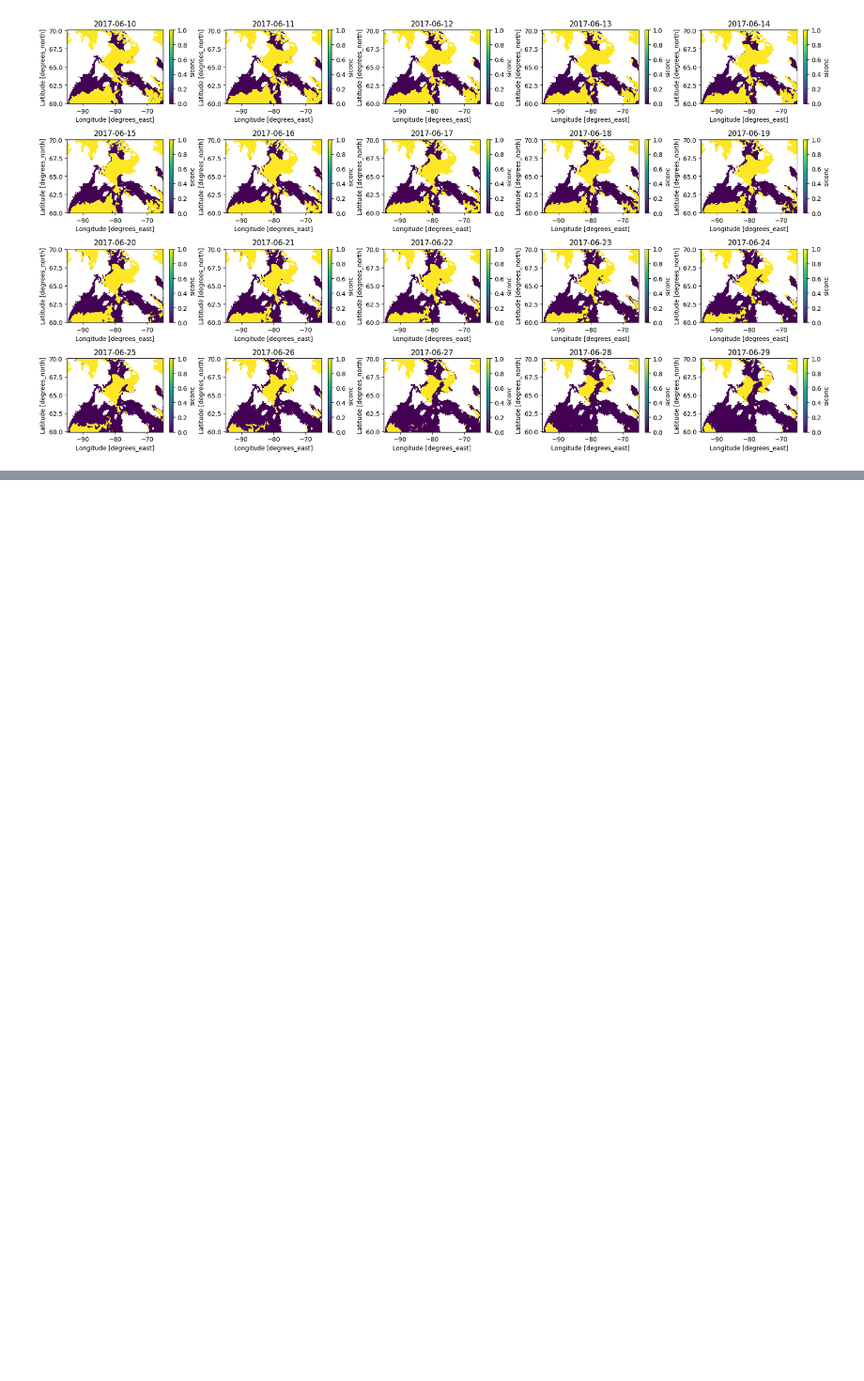
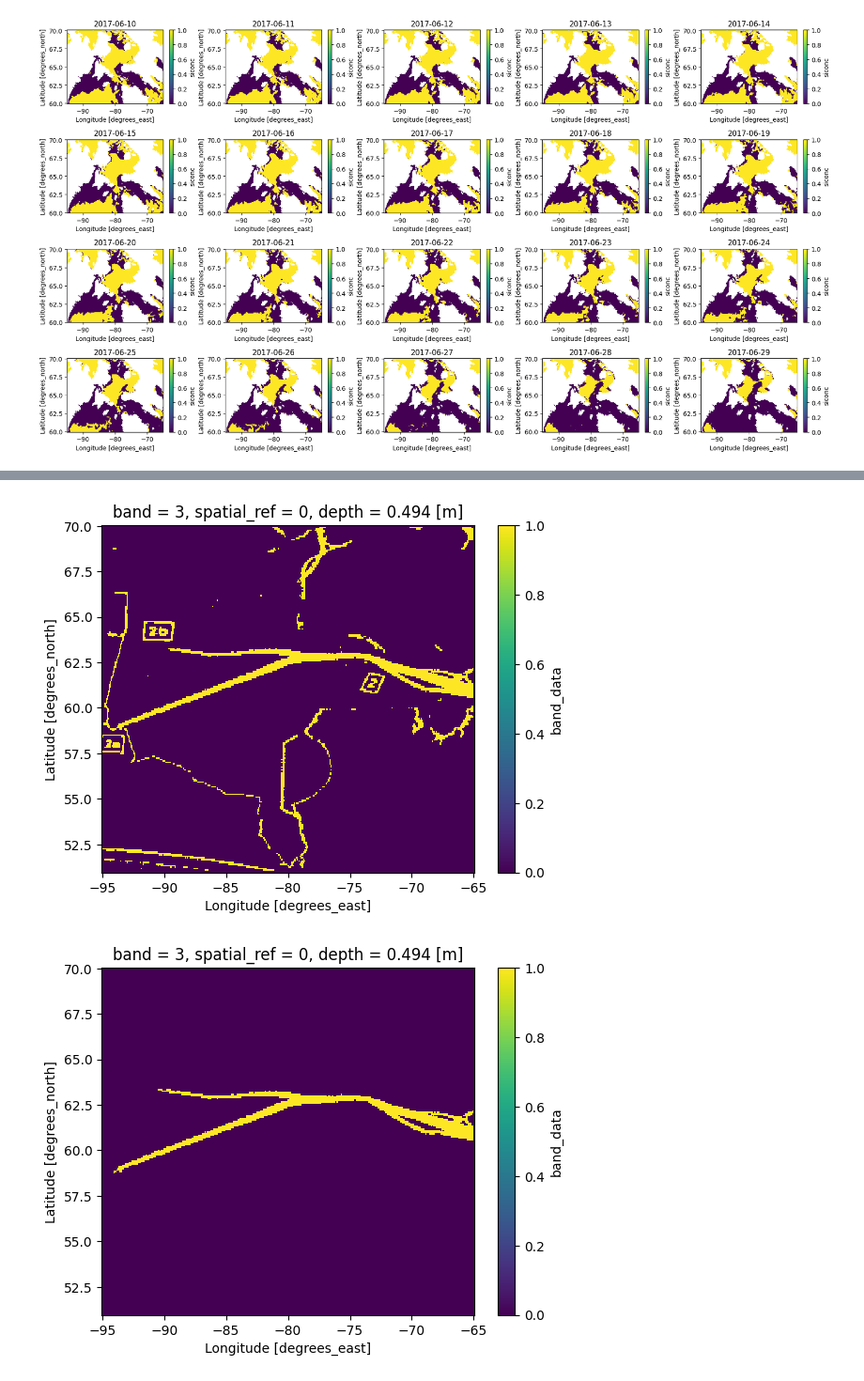
Before and after one commit to zach-gousseau/Quadtree-MPNNLSTM, a Jupyter notebook: ports.ipynb, the cells around one changed output, grey strips where cells are left out. Shown at 94% size. Cells and saved outputs as stored; diff of their text form; code cells hidden in the pictures; blank space fills up the shorter version.

```diff
--- a/ports.ipynb
+++ b/ports.ipynb
@@ -439,0 +457,25 @@ plt.tight_layout()
+# %%
+corridors = xr.open_dataset('data/shipping_corridors/shipping_corridors.tif')
+corridors = corridors.sel(y=slice(ds.latitude.max(), ds.latitude.min()), x=slice(ds.longitude.min(), ds.longitude.max()))
+corridors = corridors.interp(x=ds.longitude, y=ds.latitude)
+primary_route = (corridors.isel(band=2).band_data < 175)
+primary_route.plot()
+plt.show()
+
+import matplotlib.pyplot as plt
+import matplotlib.cm as cm
+plt.imsave('data/shipping_corridors/primary_route.png', primary_route.values, cmap=cm.gray)
+
+# manually edited the png
+
+from PIL import Image
+primary_route_arr = Image.open('data/shipping_corridors/primary_route_mask.png').convert("L")
+primary_route.values = np.array(primary_route_arr).astype(bool)
+
+primary_route.plot()
+plt.show()
+
+primary_route.to_netcdf('data/shipping_corridors/primary_route_mask.nc')
+# %% [output]
+[figure, added]
+[figure, added]
```
Also changed, not shown: parts of 2 cells of this notebook, 6 other files.
